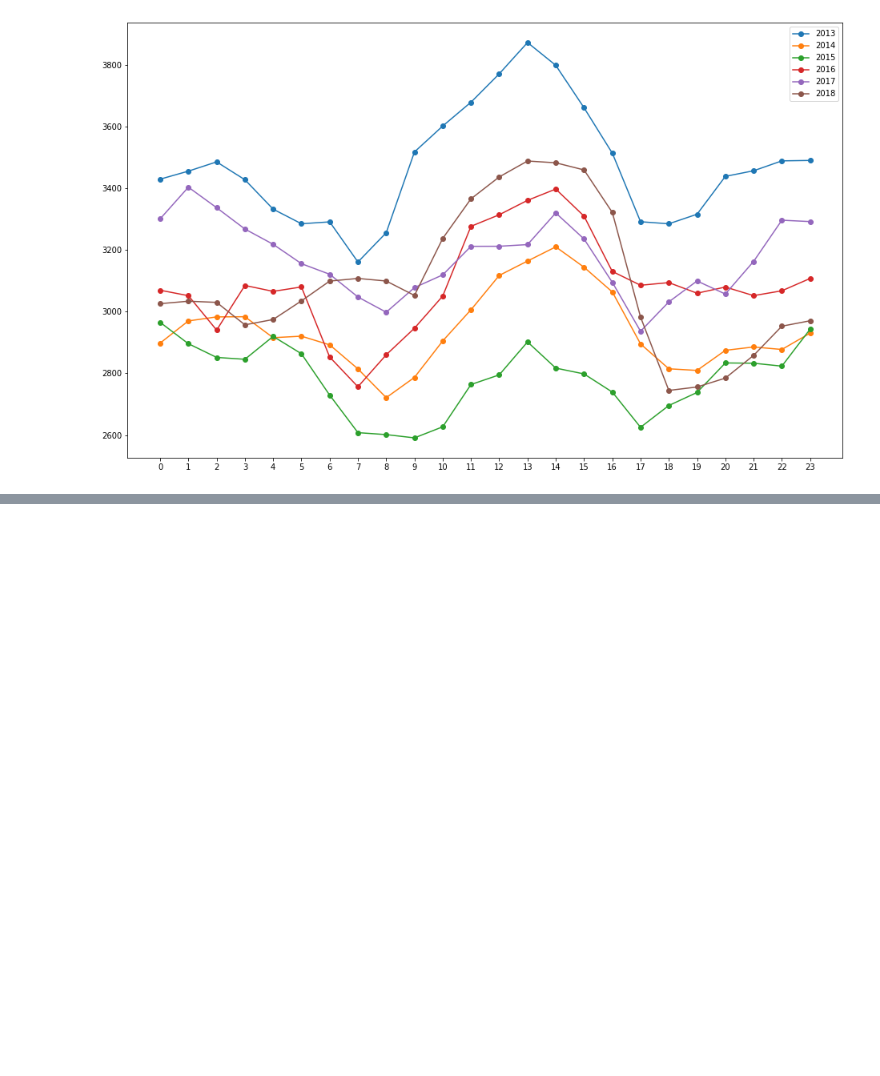
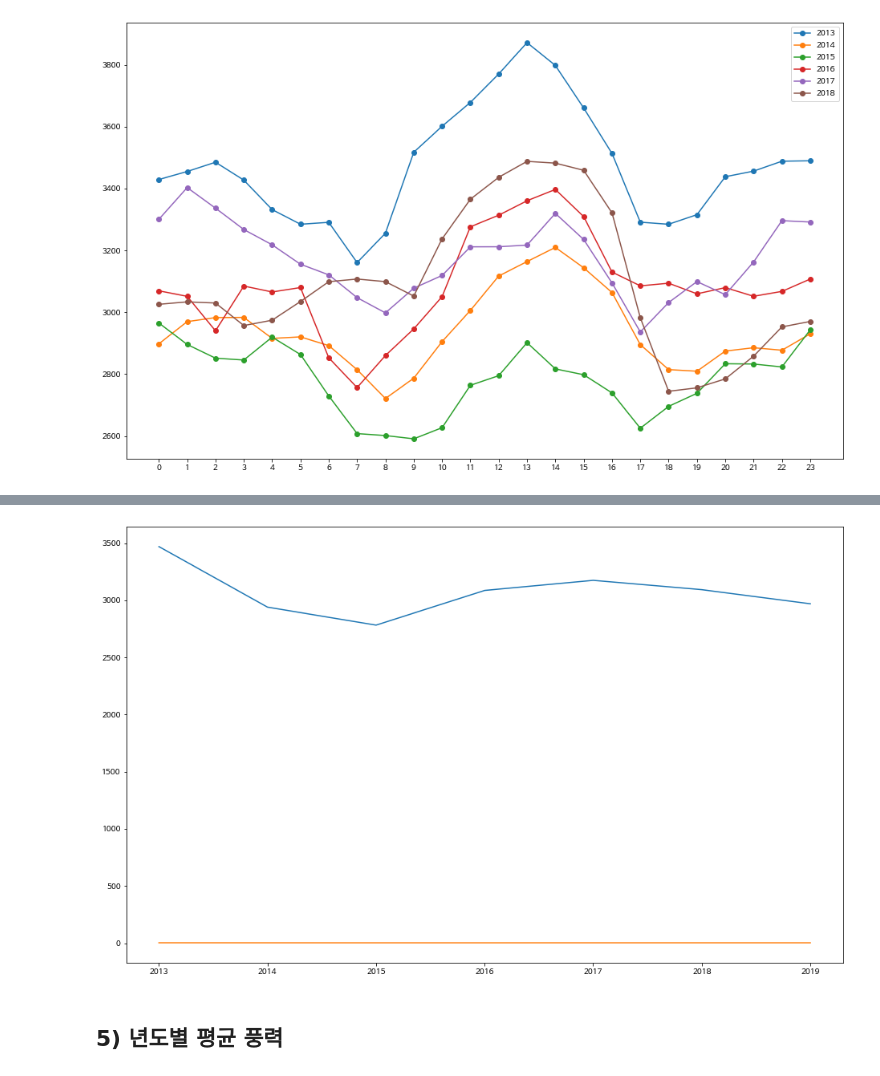
Before and after one commit to rohhj622/windPowerPrediction, a Jupyter notebook: code1.ipynb, the cells around one changed output, grey strips where cells are left out. Drawn from its saved outputs; the diff is of its cells as text; code cells hidden in the pictures; blank space fills up the shorter version.

```diff
--- a/code1.ipynb
+++ b/code1.ipynb
@@ -202,0 +284,16 @@ plt.plot(k['time'],k['windForceMean'],label=a)
+# %%
+k = df1.copy()
+
+plt.figure(figsize=[16, 10])
+
+plt.plot(k['year'],k['windForceMean'])
+
+plt.plot(k['year'],k['windSpeedMean'])
+
+
+plt.show()
+plt.close()
+# %% [output]
+[figure, added]
+# %% [markdown]
+## 5) 년도별 평균 풍력
```
Also changed, not shown: parts of 47 cells of this notebook.
